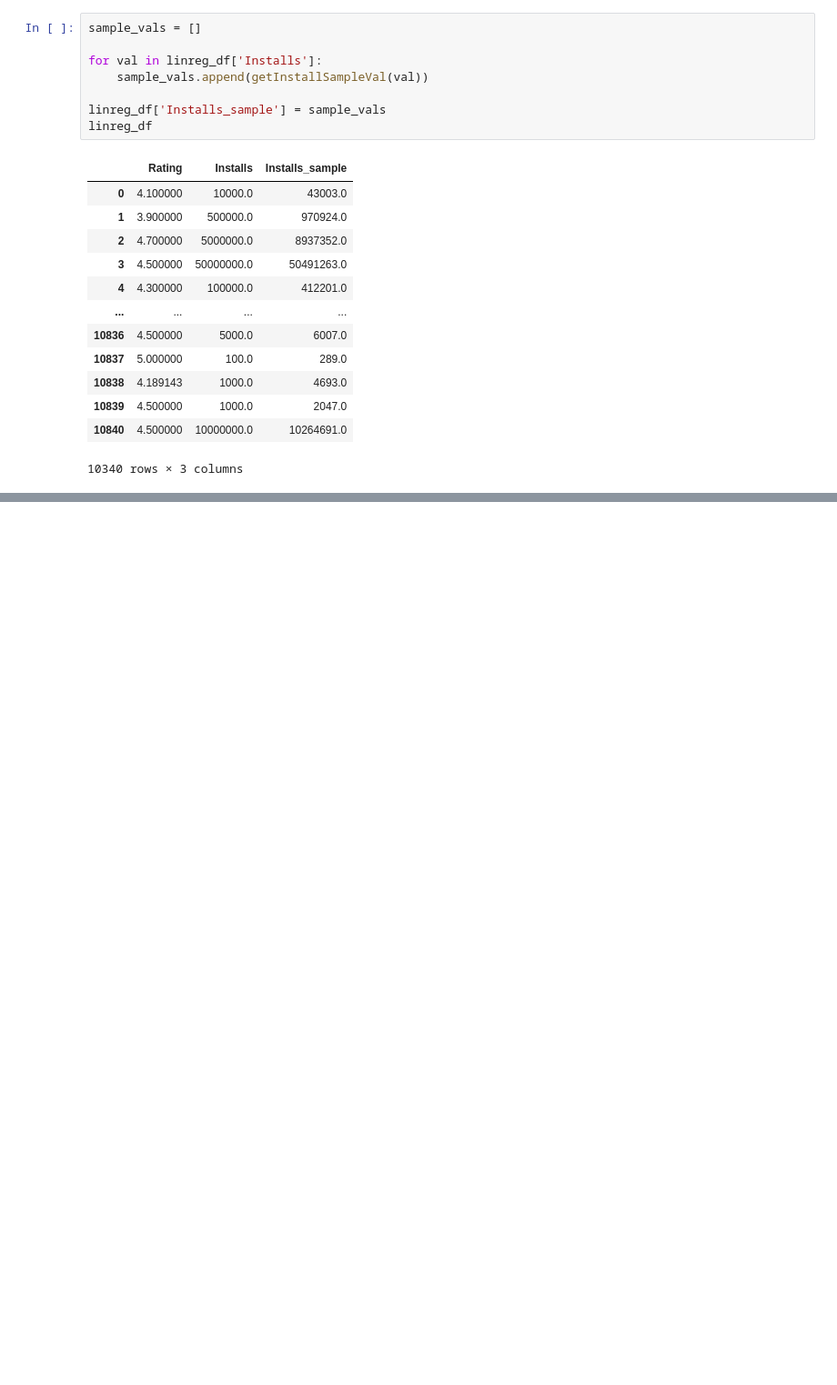
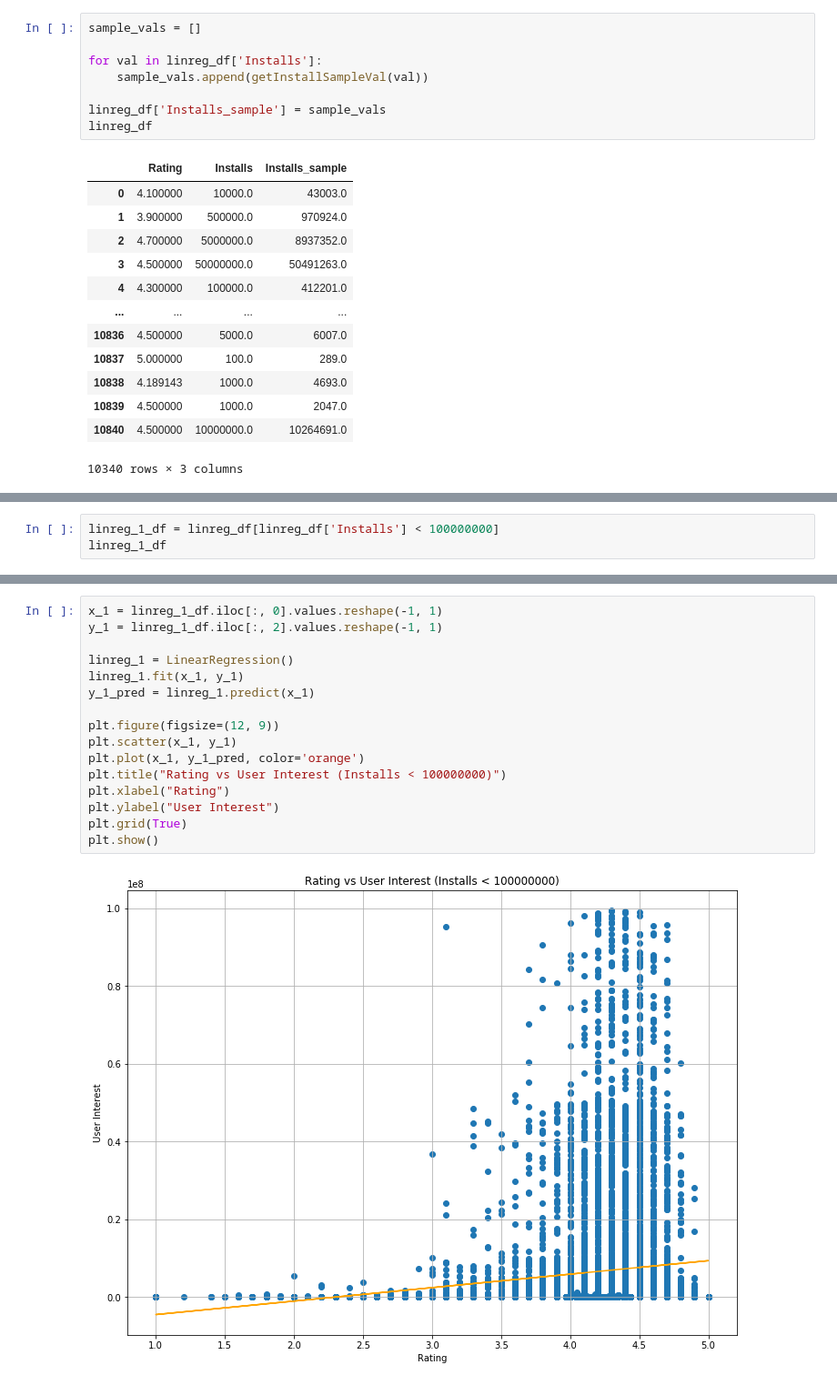
Before and after one commit to geosefuy/CSMODEL-CaseStudy, a Jupyter notebook: Linear Regression.ipynb, the cells around one changed output, grey strips where cells are left out. Shown at 91% size. Drawn from its saved outputs; the diff is of its cells as text; blank space fills up the shorter version.

```diff
--- a/Linear Regression.ipynb
+++ b/Linear Regression.ipynb
@@ -603,0 +660,3 @@ plt.show()
+# %%
+linreg_1_df = linreg_df[linreg_df['Installs'] < 100000000]
+linreg_1_df
@@ -603,0 +677,18 @@ plt.show()
+# %%
+x_1 = linreg_1_df.iloc[:, 0].values.reshape(-1, 1)
+y_1 = linreg_1_df.iloc[:, 2].values.reshape(-1, 1)
+
+linreg_1 = LinearRegression()
+linreg_1.fit(x_1, y_1)
+y_1_pred = linreg_1.predict(x_1)
+
+plt.figure(figsize=(12, 9))
+plt.scatter(x_1, y_1)
+plt.plot(x_1, y_1_pred, color='orange')
+plt.title("Rating vs User Interest (Installs < 100000000)")
+plt.xlabel("Rating")
+plt.ylabel("User Interest")
+plt.grid(True)
+plt.show()
+# %% [output]
+[figure, added]
```
Also changed, not shown: parts of 37 cells of this notebook.
